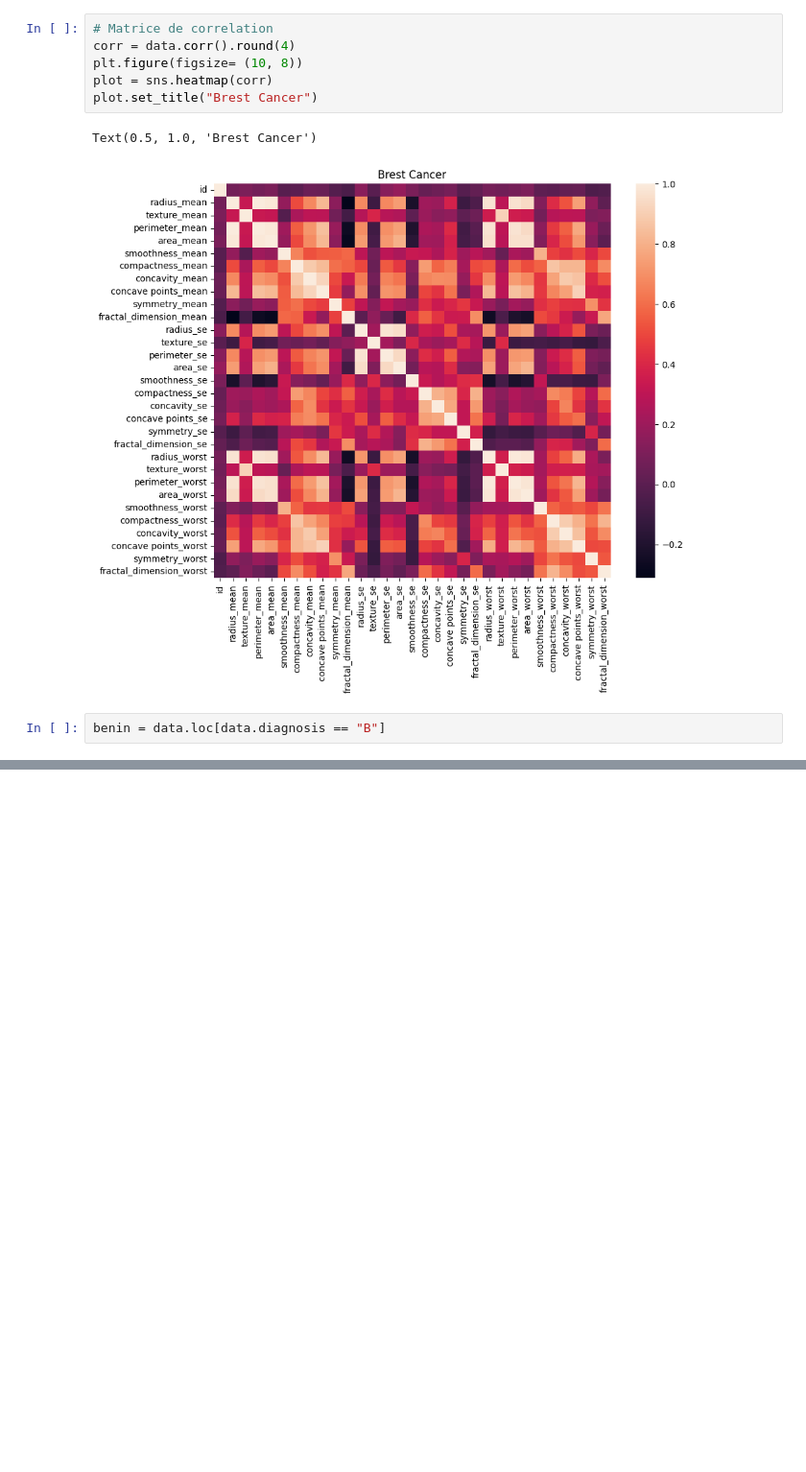
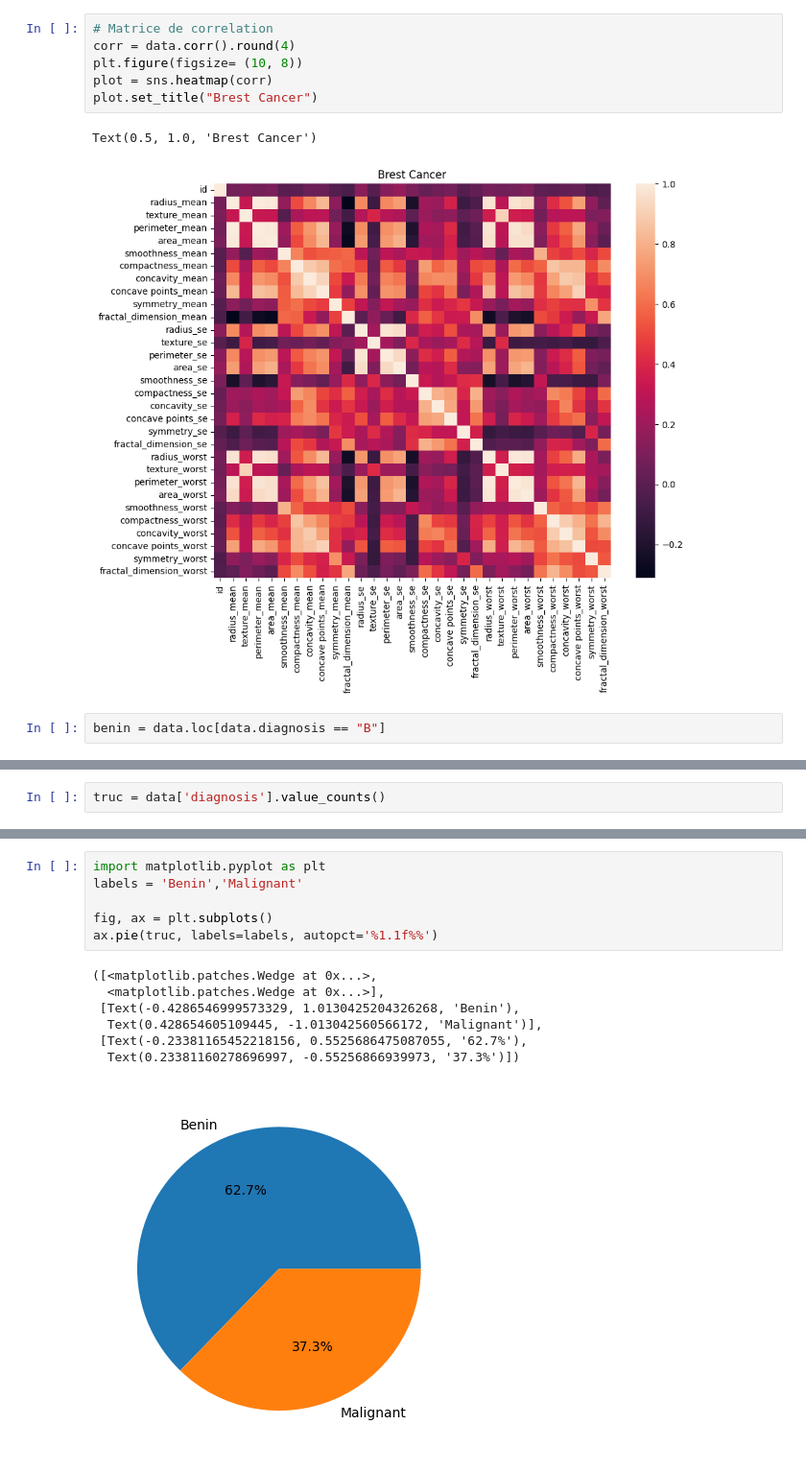
Before and after one commit to lauradesjacques/brest_cancer, a Jupyter notebook: EDA_brestCancer.ipynb, the cells around one changed output, grey strips where cells are left out. Shown: that part at 96% size. Cells and saved outputs as stored; diff of their text form; blank space fills up the shorter version.

Commit message:
pie chart is done

```diff
--- a/EDA_brestCancer.ipynb
+++ b/EDA_brestCancer.ipynb
@@ -104,0 +107,2 @@ benin = data.loc[data.diagnosis == "B"]
+# %%
+truc = data['diagnosis'].value_counts()
@@ -111,3 +121,17 @@ benin_df
 | B | 9476145391 | 4336.309 | 6395.57 | 27872.92 | 165216.1 | 33.01452 | 28.59021 | ... |
 | M | 7805426694 | 3702.120 | 4580.24 | 24457.46 | 207415.8 | 21.81448 | 30.77981 | ... |
 2 rows × 31 columns
+# %%
+import matplotlib.pyplot as plt
+labels = 'Benin','Malignant'
+
+fig, ax = plt.subplots()
+ax.pie(truc, labels=labels, autopct='%1.1f%%')
+# %% [output]
+([<matplotlib.patches.Wedge at 0x...>,
+  <matplotlib.patches.Wedge at 0x...>],
+ [Text(-0.4286546999573329, 1.0130425204326268, 'Benin'),
+  Text(0.428654605109445, -1.013042560566172, 'Malignant')],
+ [Text(-0.23381165452218156, 0.5525686475087055, '62.7%'),
+  Text(0.23381160278696997, -0.55256866939973, '37.3%')])
+[figure, added]
```
Also changed, not shown: parts of 4 cells of this notebook.
